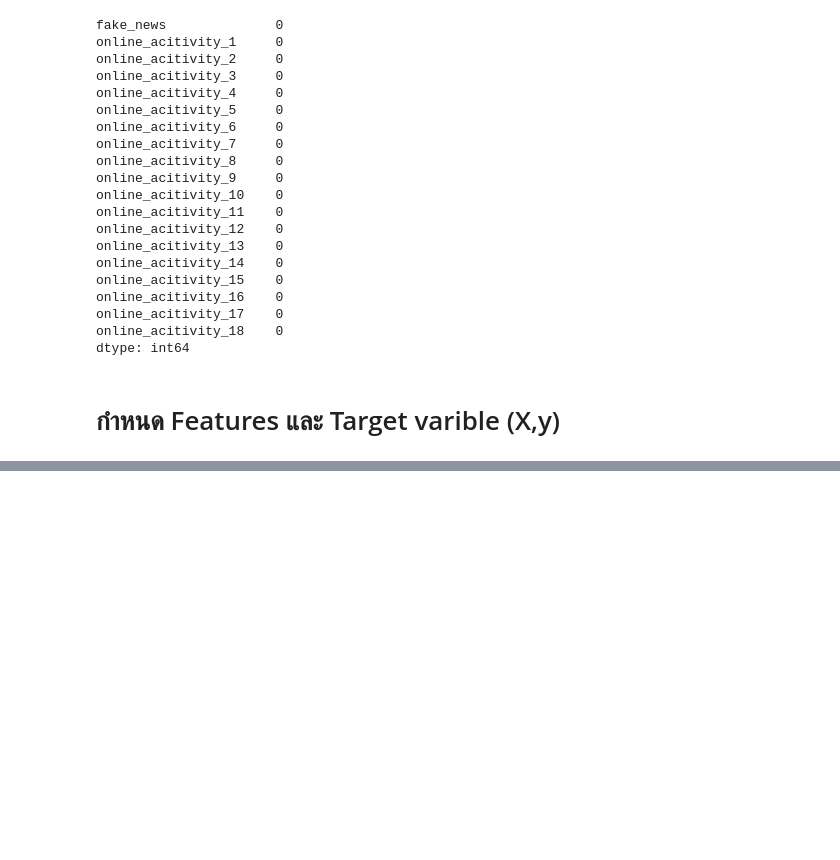
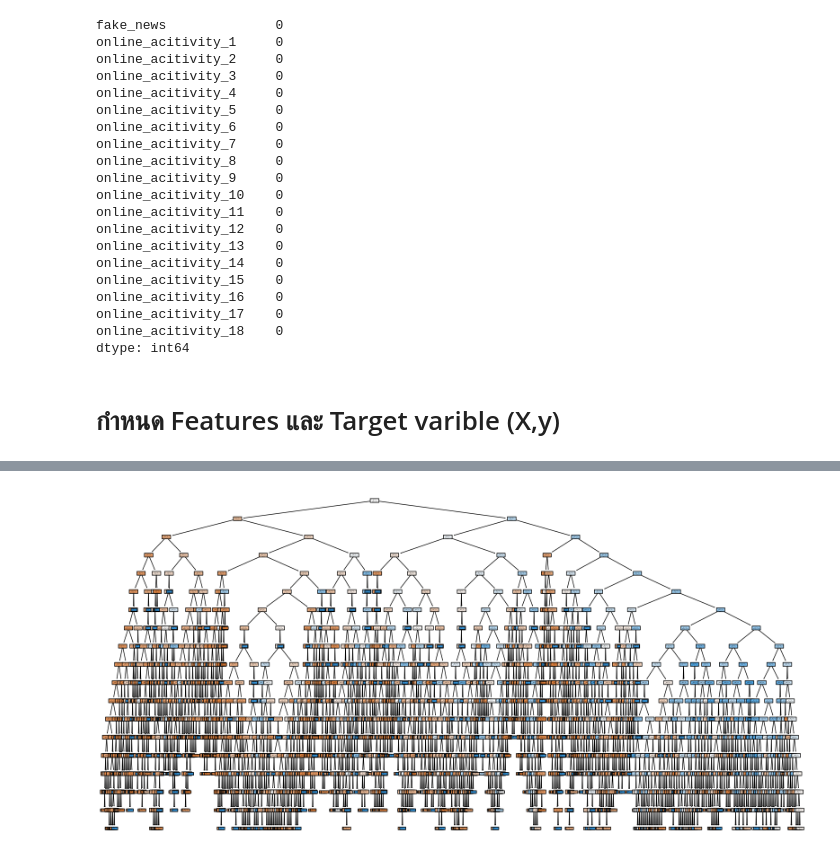
Before and after one commit to Piyaphat23/BSC_DPDM23, a Jupyter notebook: Internet.ipynb, the cells around one changed output, grey strips where cells are left out. Cells and saved outputs as stored; diff of their text form; code cells hidden in the pictures; blank space fills up the shorter version.

```diff
--- a/Internet.ipynb
+++ b/Internet.ipynb
@@ -390,0 +374,9 @@ print(classification_report(y_test, y_pred))
+# %%
+import matplotlib.pyplot as plt
+from sklearn.tree import plot_tree
+# สร้างรูปภาพของต้นไม้
+plt.figure(figsize=(20,10))
+plot_tree(tree_over, filled=True, feature_names=X_test_OU.columns, class_names=['0', '1'], proportion=True, rounded=True)
+plt.show()
+# %% [output]
+[figure, added]
```
Also changed, not shown: parts of 123 cells of this notebook.
